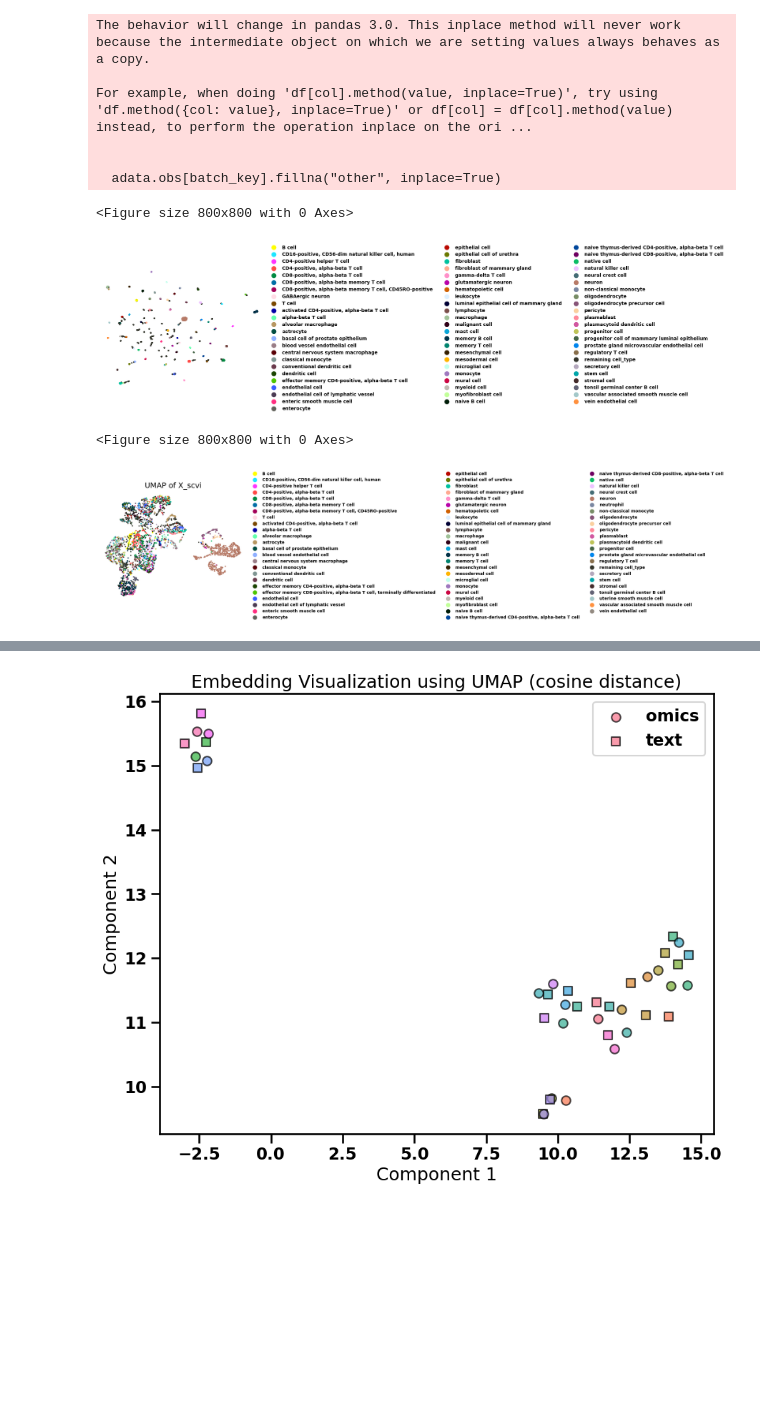
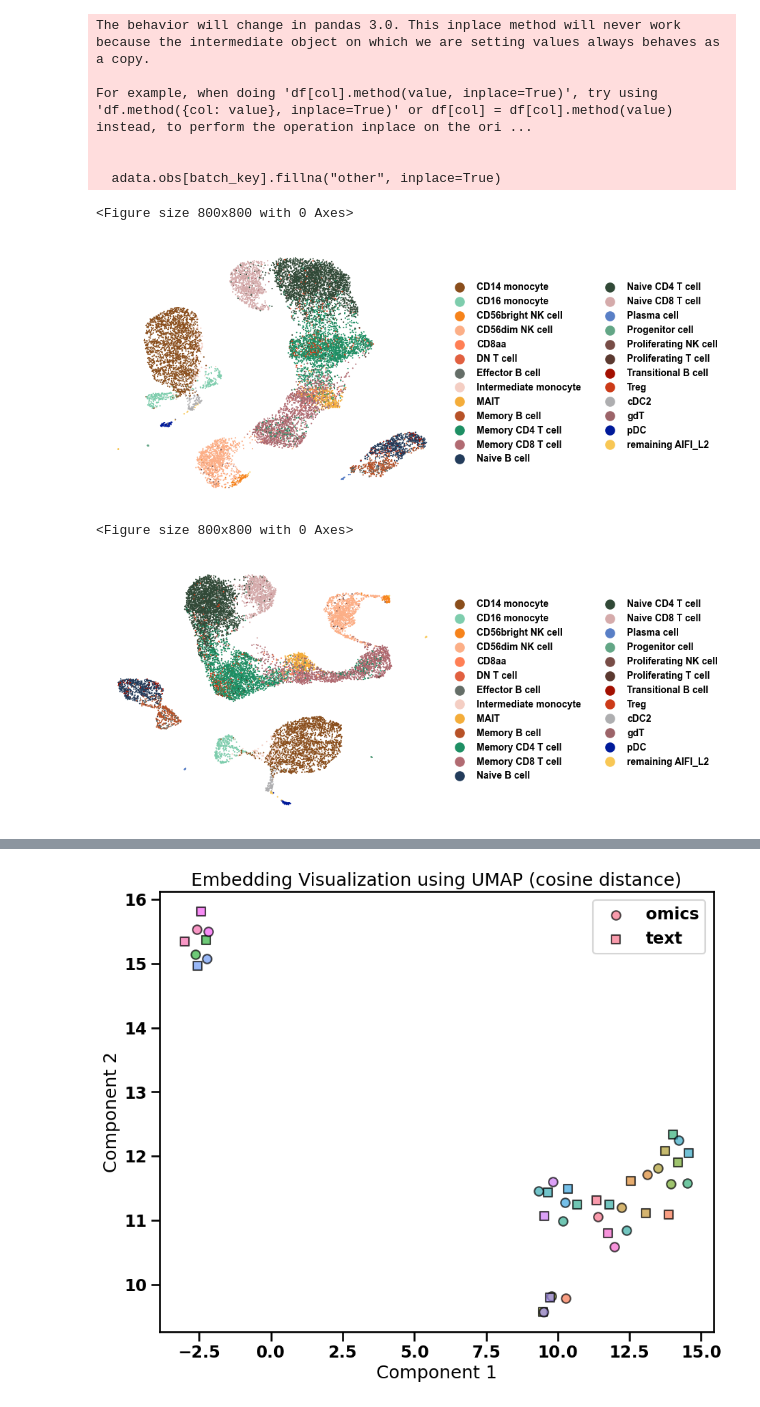
Before and after one commit to mengerj/mmcontext, a Jupyter notebook: exploratory/notebooks/evaluate_model.ipynb, the cells around one changed output, grey strips where cells are left out. Cells and saved outputs as stored; diff of their text form; code cells hidden in the pictures; blank space fills up the shorter version.

Commit message:
update model evaluation notebook

```diff
--- a/exploratory/notebooks/evaluate_model.ipynb
+++ b/exploratory/notebooks/evaluate_model.ipynb
@@ -18,9 +28,10 @@ model = SentenceTransformer("jo-mengr/mmcontext-3.5k-cell_type-geneformer-2048")
 og_text_encoder = model[0].text_encoder_name
 text_encoder = SentenceTransformer(og_text_encoder)
 # %%
-from mmcontext.utils import load_test_adata_from_hf_dataset
+from mmcontext.file_utils import load_test_adata_from_hf_dataset, subset_dataset_by_chunk
 
-adata = load_test_adata_from_hf_dataset(test_dataset)
+adata, local_path = load_test_adata_from_hf_dataset(test_dataset, save_dir=f"../../data/from_nxtcloud/{dataset_name}")
+adata, train_sub = subset_dataset_by_chunk(adata, test_dataset)
 # %%
 if "pairs" in dataset_name:
     test_dataset = test_dataset.filter(lambda x: x["label"] == 1.0)
@@ -33,0 +49,5 @@ Dataset({
+# %%
+# enc.register_initial_embeddings(token_df, data_origin="geneformer")
+dataset_ready = model[0].prepare_ds(dataset, primary_cell_sentence_col=primary_cell_sentence, prefix=not text_only)
+# %%
+dataset_to_use = dataset_ready["test"]
@@ -34,6 +58,8 @@ Dataset({
 # %%
-omics_embeddings = model.encode(test_dataset["anndata_ref"])
-text_embeddings = model.encode(adata.obs["cell_type"].values.tolist())
+omics_embeddings = model.encode(dataset_to_use[primary_cell_sentence])
+text_embeddings = model.encode(adata.obs[label_key].values.tolist())
+
 adata.obsm["mmcontext_emb"] = omics_embeddings
 adata.obsm["mmcontext_text_emb"] = text_embeddings
-adata.obsm["og_text_emb"] = text_encoder.encode(adata.obs["cell_type"].values.tolist())
+adata.obsm["og_text_emb"] = text_encoder.encode(adata.obs[label_key].values.tolist())
+adata.obsm["og_text_omics_emb"] = text_encoder.encode(dataset_to_use[primary_cell_sentence])
@@ -116,26 +78,42 @@ For example, when doing 'df[col].method(value, inplace=True)', try using 'df.met
 # %%
 # Visualise the embeddings
 from mmcontext.pl import plot_umap
-from mmcontext.pp.utils import consolidate_low_frequency_categories
+from mmcontext.utils import consolidate_low_frequency_categories
 
-adata_cut = consolidate_low_frequency_categories(adata, ["cell_type"], threshold=10)
-label_key = "cell_type"
-emb_key = "og_text_emb"
+current_key = label_key
+adata_cut = consolidate_low_frequency_categories(adata, [current_key], threshold=10)
+emb_key = "mmcontext_emb"
 plot_umap(
     adata_cut,
     color_key=label_key,
     embedding_key=emb_key,
     save_format="svg",
     nametag=f"neurons_{label_key}",
     save_dir=f"figs/{model_name}/{dataset_name}",
     save_plot=False,
     title="",
 )
 # %% [output]
 <Figure size 800x800 with 0 Axes>
-[figure, old version]
+[figure, new version]
-# %%
-plot_umap(adata_cut, color_key=label_key, embedding_key="X_scvi")
-# %% [output]
-<Figure size 800x800 with 0 Axes>
-[figure, removed]
+# %%
+# Visualise the embeddings
+from mmcontext.pl import plot_umap
+from mmcontext.utils import consolidate_low_frequency_categories
+
+current_key = label_key
+adata_cut = consolidate_low_frequency_categories(adata, [current_key], threshold=10)
+emb_key = "X_geneformer"
+plot_umap(
+    adata_cut,
+    color_key=label_key,
+    embedding_key=emb_key,
+    save_format="svg",
+    nametag=f"neurons_{label_key}",
+    save_dir=f"figs/{model_name}/{dataset_name}",
+    save_plot=False,
+    title="",
+)
+# %% [output]
+<Figure size 800x800 with 0 Axes>
+[figure, added]
```
Also changed, not shown: parts of 15 cells of this notebook.
